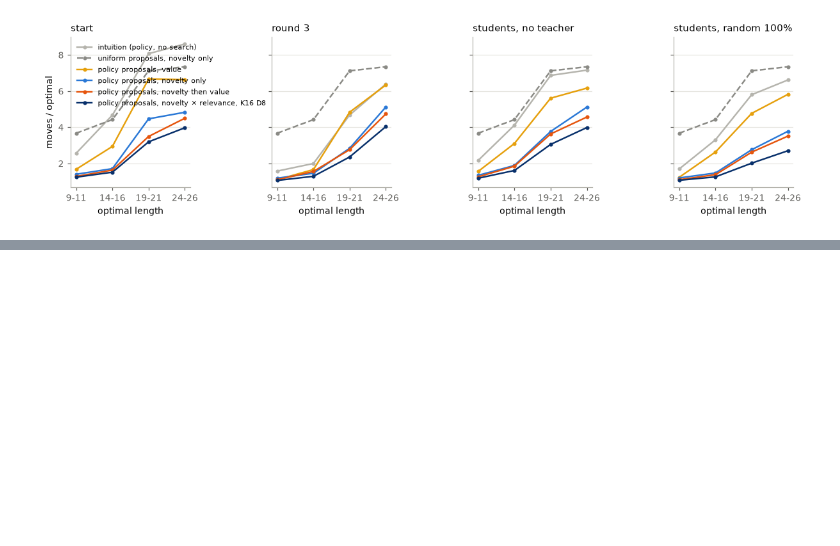
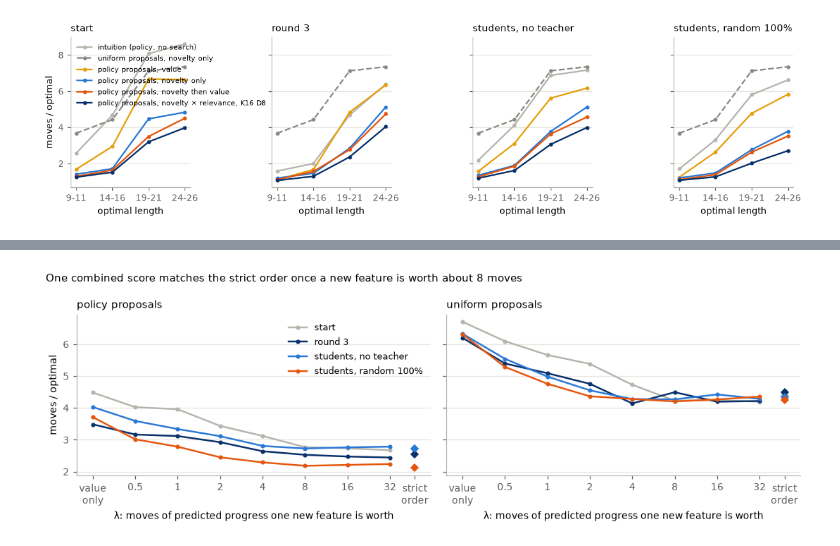
Before and after one commit to Appleseed4k/rush-hour, a Jupyter notebook: notebooks/forward_planning.ipynb, the cells around one changed output, grey strips where cells are left out. Drawn from its saved outputs; the diff is of its cells as text; code cells hidden in the pictures; blank space fills up the shorter version.

```diff
--- a/notebooks/forward_planning.ipynb
+++ b/notebooks/forward_planning.ipynb
@@ -375,0 +392,29 @@ plt.show()
+# %%
+sw = pd.concat([fw, pd.read_csv(os.path.join(SUMMARY, "forward_sweep.csv"))])
+sw = sw[~sw.network.str.contains(r" s[4-7]$")].copy()
+sw["ratio"] = np.where(sw.solved, sw.moves, sw.cap) / sw.distance
+sw["group"] = sw.network.str.replace(r" s\d$", "", regex=True)
+LAMS = [0.5, 1, 2, 4, 8, 16, 32]
+GROUP_COLORS = {"start": "#b5b4ad", "round 3": "#08306b", "no_teacher 720": "#2a78d6", "random_1.0 720": "#e6550d"}
+fig, axes = plt.subplots(1, 2, figsize=(10, 3.4), sharey=True)
+for ax, prefix, title in [(axes[0], "K8 D4", "policy proposals"), (axes[1], "K8 D4 uniform", "uniform proposals")]:
+    for g, color in GROUP_COLORS.items():
+        d = sw[sw.group == g]
+        m = [d[d.condition == f"{prefix} weighted lam{lam}"].ratio.mean() for lam in LAMS]
+        v = d[d.condition == f"{prefix} value"].ratio.mean()
+        strict = d[d.condition == f"{prefix} novelty then value"].ratio.mean()
+        ax.plot([0.25] + LAMS, [v] + m, color=color, lw=1.6, marker="o", ms=3, label=GROUPS[g])
+        ax.plot([48], [strict], color=color, marker="D", ms=5)
+    ax.set_xscale("log", base=2)
+    ax.set_xticks([0.25] + LAMS + [48], ["value\nonly"] + [str(x) for x in LAMS] + ["strict\norder"])
+    ax.set_xlabel("λ: moves of predicted progress one new feature is worth")
+    ax.set_title(title)
+    tidy(ax)
+axes[0].set_ylabel("moves / optimal")
+axes[0].legend()
+fig.suptitle("One combined score matches the strict order once a new feature is worth about 8 moves", x=0.01,
+             ha="left", fontsize=10)
+plt.tight_layout()
+plt.show()
+# %% [output]
+[figure, added]
```
Also changed, not shown: parts of 4 cells of this notebook, 2 other files.
